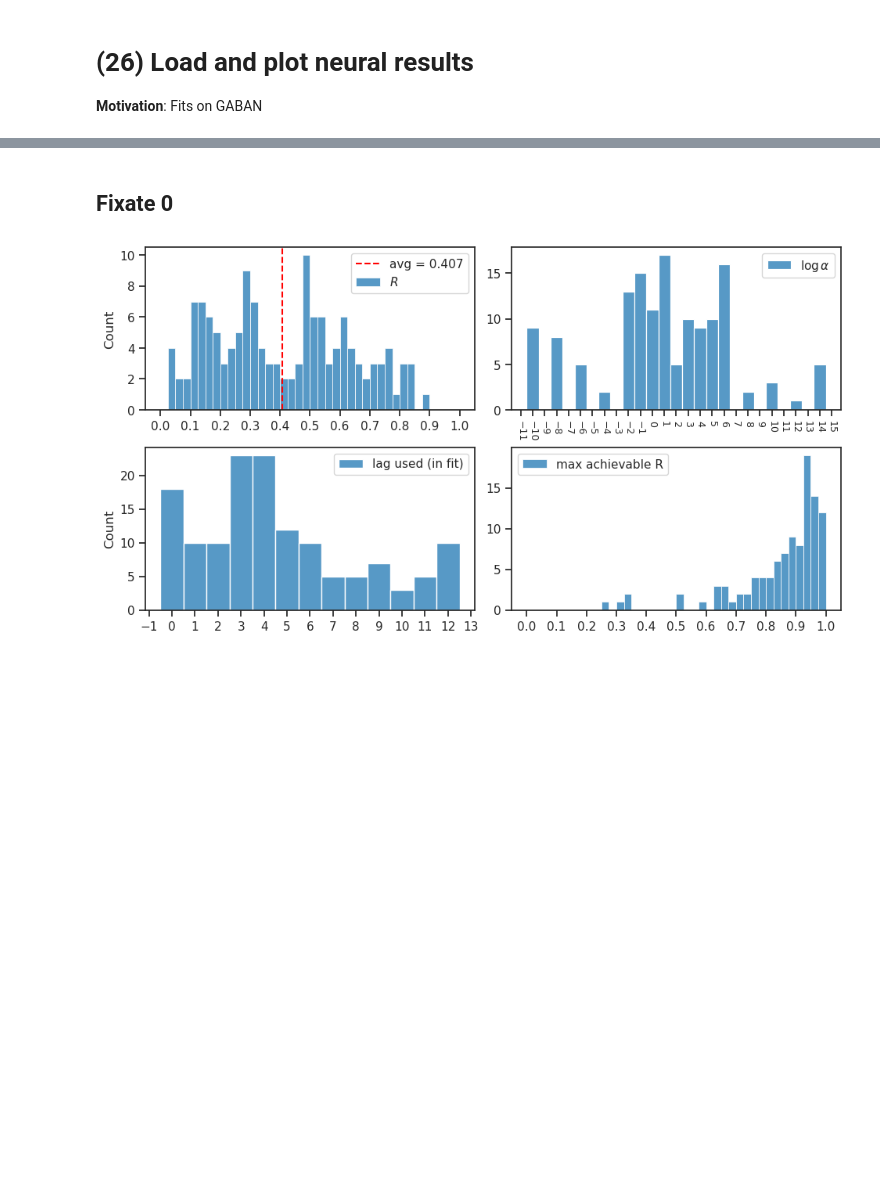
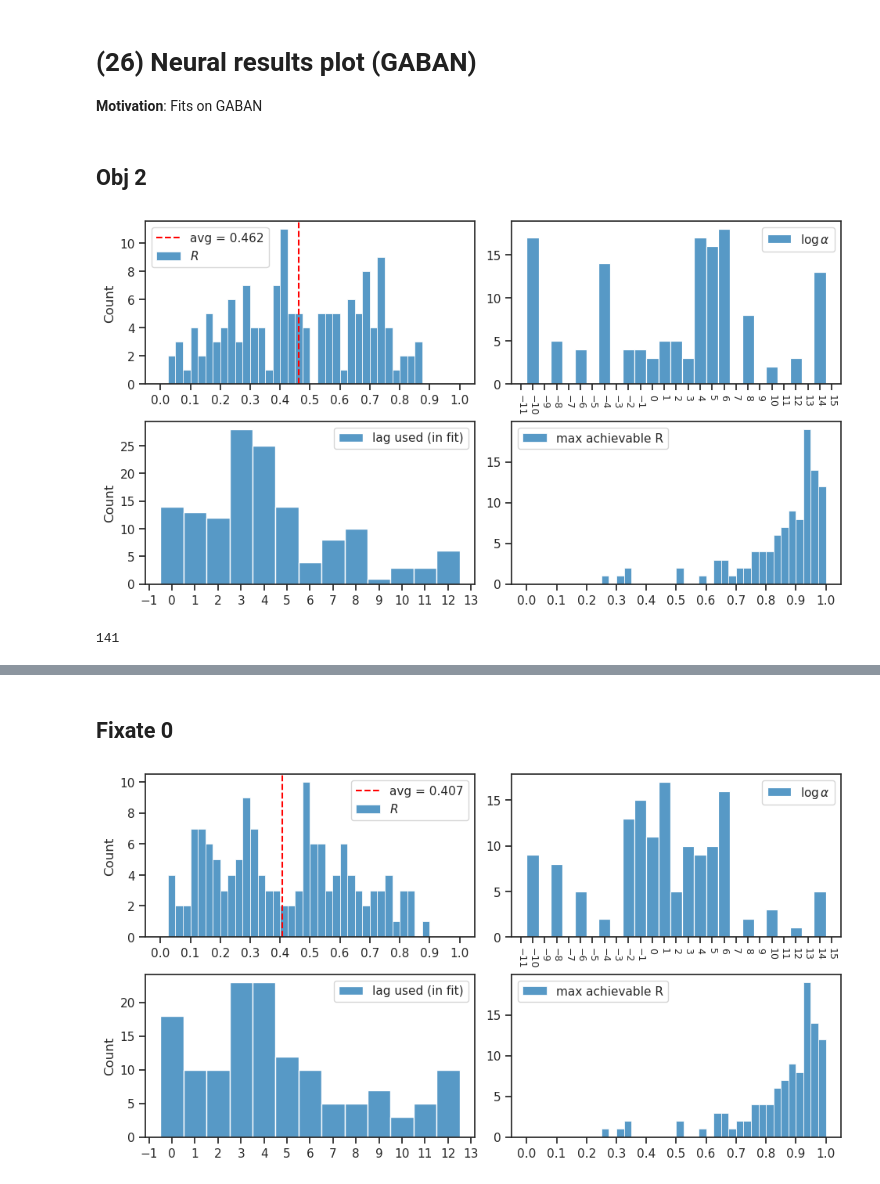
Before and after one commit to hadivafaii/jb-MTMST, a Jupyter notebook: _sources/nb/2023-04/26_neural-fits-GABAN.ipynb, the cells around one changed output, grey strips where cells are left out. Drawn from its saved outputs; the diff is of its cells as text; code cells hidden in the pictures; blank space fills up the shorter version.

```diff
--- a/_sources/nb/2023-04/26_neural-fits-GABAN.ipynb
+++ b/_sources/nb/2023-04/26_neural-fits-GABAN.ipynb
@@ -1,5 +1,5 @@
 # %% [markdown]
-# (26) Load and plot neural results
+# (26) Neural results plot (GABAN)
 
 **Motivation**: Fits on GABAN <br>
 # %%
@@ -28,3 +28,14 @@ warnings.filterwarnings('ignore', category=DeprecationWarning)
 from rich.jupyter import print
 %matplotlib inline
 set_style()
+# %% [markdown]
+## Obj 2
+# %%
+fit_name = 'obj2_nf-280_(2023_05_01,07:39)'
+df, df_all, ro_all, args, tr = summarize_neural_fits(fit_name)
+
+_ = show_neural_results(df)
+len(df)
+# %% [output]
+[figure, added]
+141
```
Also changed, not shown: parts of 10 cells of this notebook, 51 other files.
